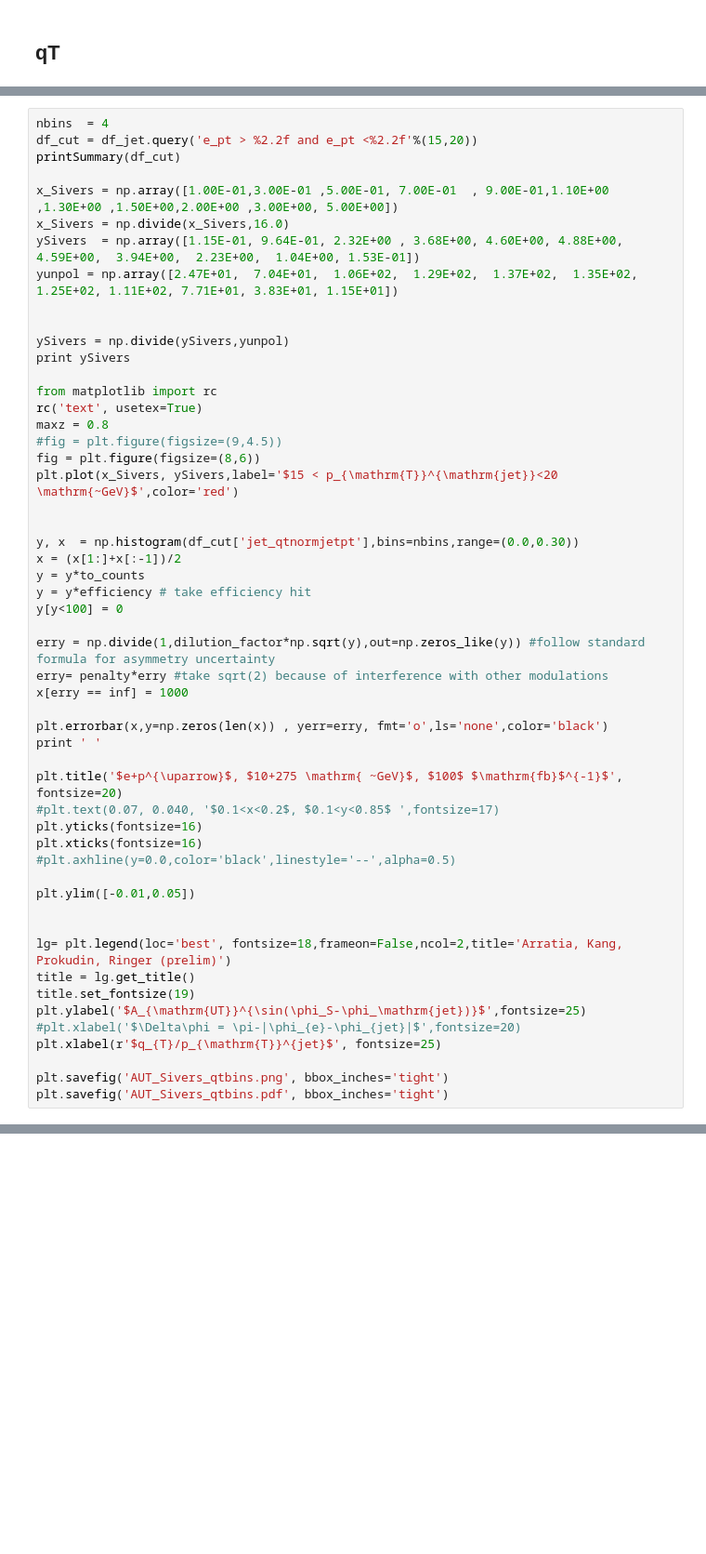
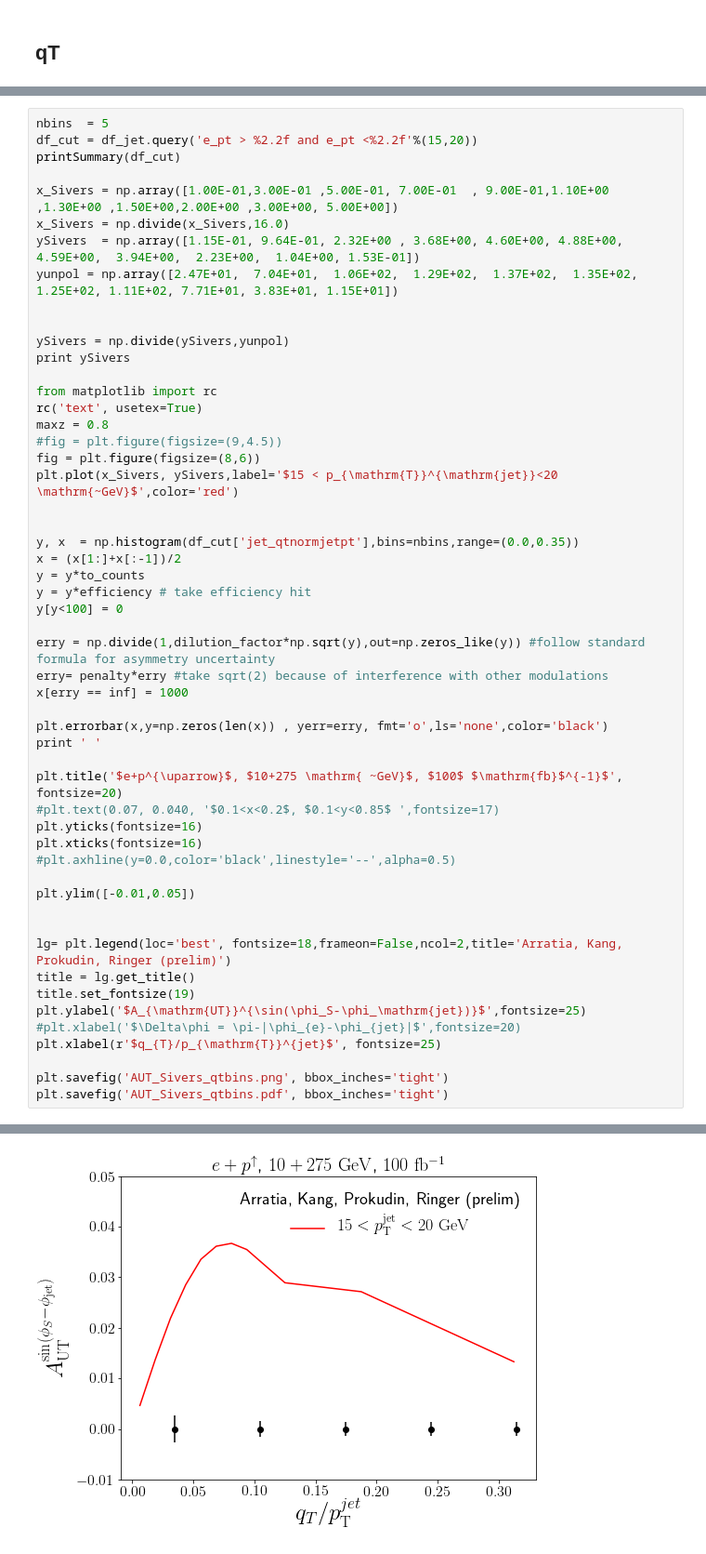
Before and after one commit to miguelignacio/eicsim, a Jupyter notebook: NC_CrossSection.ipynb, the cells around one changed output, grey strips where cells are left out. Shown at 93% size. Saved outputs shown, nothing was run; the diff lists cells and outputs as text; blank space fills up the shorter version.

Commit message:
adding theory/pythia curves

```diff
--- a/NC_CrossSection.ipynb
+++ b/NC_CrossSection.ipynb
@@ -837,5 +991,5 @@ plt.savefig('qtplot.pdf', bbox_inches='tight')
 # %%
-nbins  = 4
+nbins  = 5
 df_cut = df_jet.query('e_pt > %2.2f and e_pt <%2.2f'%(15,20))
 printSummary(df_cut)
 
@@ -856,7 +1010,7 @@ fig = plt.figure(figsize=(8,6))
 plt.plot(x_Sivers, ySivers,label='$15 < p_{\mathrm{T}}^{\mathrm{jet}}<20 \mathrm{~GeV}$',color='red')
 
 
-y, x  = np.histogram(df_cut['jet_qtnormjetpt'],bins=nbins,range=(0.0,0.30))
+y, x  = np.histogram(df_cut['jet_qtnormjetpt'],bins=nbins,range=(0.0,0.35))
 x = (x[1:]+x[:-1])/2
 y = y*to_counts
 y = y*efficiency # take efficiency hit
@@ -887,3 +1041,4 @@ plt.xlabel(r'$q_{T}/p_{\mathrm{T}}^{jet}$', fontsize=25)
 
 plt.savefig('AUT_Sivers_qtbins.png', bbox_inches='tight')
 plt.savefig('AUT_Sivers_qtbins.pdf', bbox_inches='tight')
+# %% [output]
@@ -889,0 +1062 @@ plt.savefig('AUT_Sivers_qtbins.pdf', bbox_inches='tight')
+[figure, added]
```
Also changed, not shown: parts of 23 cells of this notebook.
